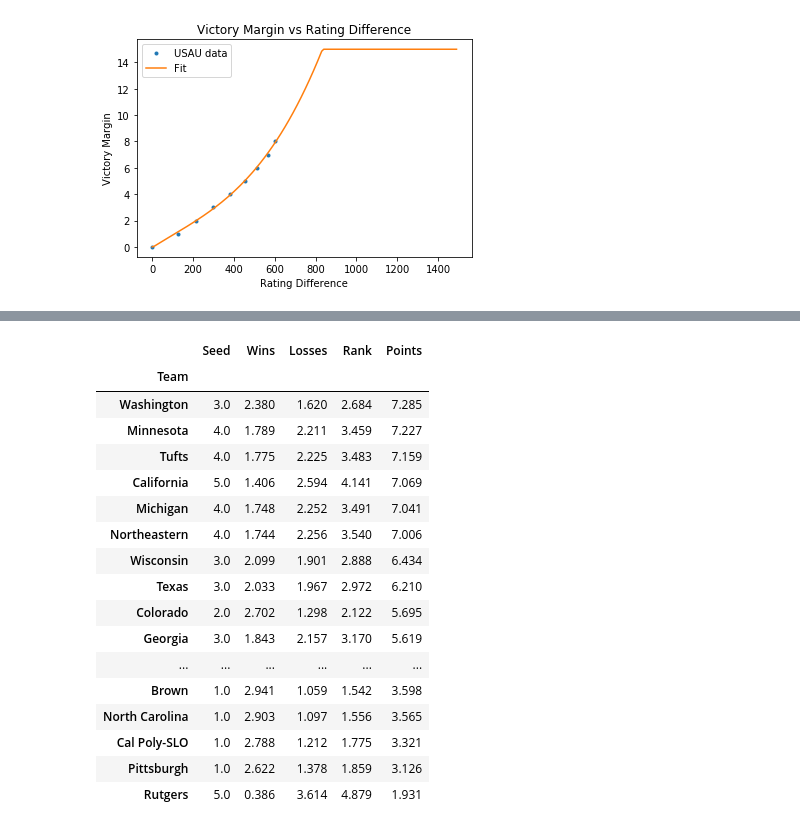
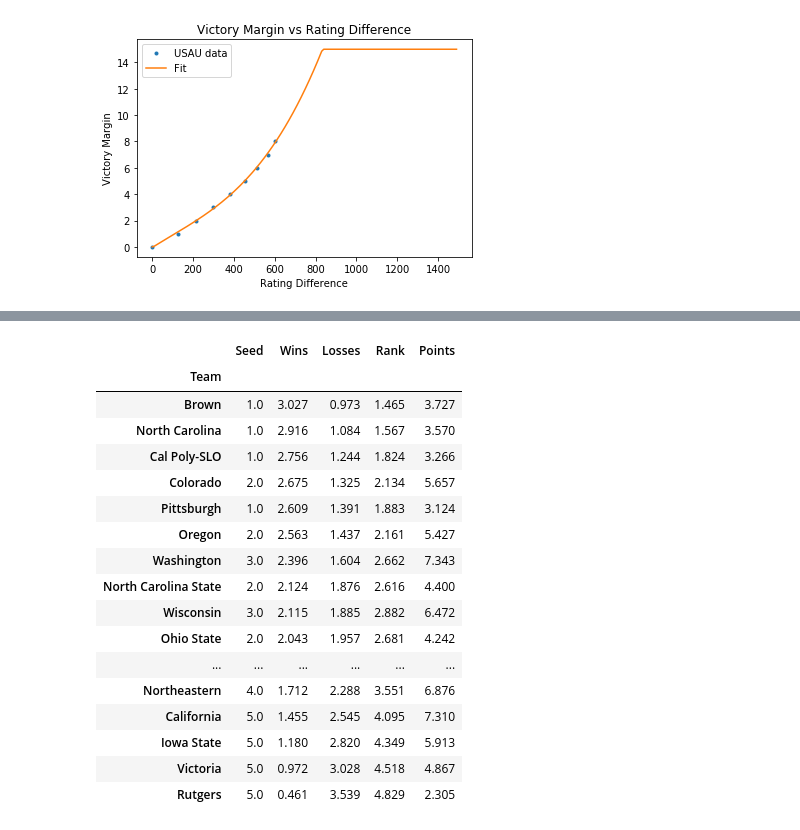
Before and after one commit to dwal3000/college-nationals, a Jupyter notebook: Simulate_Nationals_Outcomes.ipynb, the cells around one changed output, grey strips where cells are left out. Cells and saved outputs as stored; diff of their text form; code cells hidden in the pictures.

```diff
--- a/Simulate_Nationals_Outcomes.ipynb
+++ b/Simulate_Nationals_Outcomes.ipynb
@@ -369,5 +370 @@ def simulate_double_negative_binomial_game(game_to, p_a_offense, p_b_offense):
     return Score(team_a=team_a_score, team_b=team_b_score)
-# %%
-#np.random.seed(42)
-for _ in range(20):
-    print(simulate_double_negative_binomial_game(15, .8, .4))
@@ -394,0 +371,26 @@ Score(team_a=15, team_b=11)
+# %%
+# Test for double negative binomial process
+
+P_WINNER_SCORE_TEST = 0.8
+GAME_TO_TEST = 15
+RANDOM_SEED_TEST = 42
+NUM_GAMES_TEST = 20
+SCORE1_TEST = 15
+SCORE2_TEST = 10
+
+np.random.seed(RANDOM_SEED_TEST )
+team_a_expected_score = SCORE1_TEST
+team_b_expected_score = SCORE2_TEST
+print(f'Expected {team_a_expected_score}-{team_b_expected_score}')
+for _ in range(NUM_GAMES_TEST):
+    print(simulate_double_negative_binomial_game(GAME_TO_TEST, P_WINNER_SCORE_TEST, \
+                                                 P_WINNER_SCORE_TEST*(team_b_expected_score/team_a_expected_score)))
+
+np.random.seed(RANDOM_SEED_TEST )
+team_a_expected_score = SCORE2_TEST
+team_b_expected_score = SCORE1_TEST
+print(f'\nExpected {team_a_expected_score}-{team_b_expected_score}')
+for _ in range(NUM_GAMES_TEST):
+    print(simulate_double_negative_binomial_game(GAME_TO_TEST, \
+                                                 P_WINNER_SCORE_TEST*(team_a_expected_score/team_b_expected_score), \
+                                                 P_WINNER_SCORE_TEST))
@@ -899,7 +876,7 @@ def simulate_tournament(pools, ratings, tourney_format='20-team nationals'):
         pool_play_results = simulate_pool_play(pools, ratings)
 
         # Print pool_play_results
-        for pool in pool_play_results: print(pool_play_results[pool])
+        #for pool in pool_play_results: print(pool_play_results[pool])
 
         # Bracket play 12 teams with pool winners getting bye to quarters
         final_results = simulate_bracket_play(pool_play_results, ratings, bracket_format='12-team pool winners bye')
@@ -939,3 +916,4 @@ np.random.seed(42)
 # %%
-simulate_tournament(mens_pools, mens_team_ratings).sort_values(by='Wins', ascending=False)
+# Test simulate tournament
+simulate_tournament(mens_pools, mens_team_ratings).sort_values(by='Rank', ascending=True)
 # %% [output]
@@ -1034,26 +976,26 @@ womens_mean_results_grouped_by_team
 # %%
 # Analyze men's outcomes
-mens_mean_results_grouped_by_team = mens_tournament_results.groupby('Team').agg(np.mean).sort_values(by='Points', ascending=False)
+mens_mean_results_grouped_by_team = mens_tournament_results.groupby('Team').agg(np.mean).sort_values(by='Wins', ascending=False)
 mens_mean_results_grouped_by_team
 # %% [output]
 |  | Seed | Wins | Losses | Rank | Points |
 | Team |  |  |  |  |  |
-| Washington | 3.0 | 2.380 | 1.620 | 2.684 | 7.285 |
-| Minnesota | 4.0 | 1.789 | 2.211 | 3.459 | 7.227 |
-| Tufts | 4.0 | 1.775 | 2.225 | 3.483 | 7.159 |
-| California | 5.0 | 1.406 | 2.594 | 4.141 | 7.069 |
-| Michigan | 4.0 | 1.748 | 2.252 | 3.491 | 7.041 |
-| Northeastern | 4.0 | 1.744 | 2.256 | 3.540 | 7.006 |
-| Wisconsin | 3.0 | 2.099 | 1.901 | 2.888 | 6.434 |
-| Texas | 3.0 | 2.033 | 1.967 | 2.972 | 6.210 |
-| Colorado | 2.0 | 2.702 | 1.298 | 2.122 | 5.695 |
-| Georgia | 3.0 | 1.843 | 2.157 | 3.170 | 5.619 |
+| Brown | 1.0 | 3.027 | 0.973 | 1.465 | 3.727 |
+| North Carolina | 1.0 | 2.916 | 1.084 | 1.567 | 3.570 |
+| Cal Poly-SLO | 1.0 | 2.756 | 1.244 | 1.824 | 3.266 |
+| Colorado | 2.0 | 2.675 | 1.325 | 2.134 | 5.657 |
+| Pittsburgh | 1.0 | 2.609 | 1.391 | 1.883 | 3.124 |
+| Oregon | 2.0 | 2.563 | 1.437 | 2.161 | 5.427 |
+| Washington | 3.0 | 2.396 | 1.604 | 2.662 | 7.343 |
+| North Carolina State | 2.0 | 2.124 | 1.876 | 2.616 | 4.400 |
+| Wisconsin | 3.0 | 2.115 | 1.885 | 2.882 | 6.472 |
+| Ohio State | 2.0 | 2.043 | 1.957 | 2.681 | 4.242 |
 | ... | ... | ... | ... | ... | ... |
-| Brown | 1.0 | 2.941 | 1.059 | 1.542 | 3.598 |
-| North Carolina | 1.0 | 2.903 | 1.097 | 1.556 | 3.565 |
-| Cal Poly-SLO | 1.0 | 2.788 | 1.212 | 1.775 | 3.321 |
-| Pittsburgh | 1.0 | 2.622 | 1.378 | 1.859 | 3.126 |
-| Rutgers | 5.0 | 0.386 | 3.614 | 4.879 | 1.931 |
+| Northeastern | 4.0 | 1.712 | 2.288 | 3.551 | 6.876 |
+| California | 5.0 | 1.455 | 2.545 | 4.095 | 7.310 |
+| Iowa State | 5.0 | 1.180 | 2.820 | 4.349 | 5.913 |
+| Victoria | 5.0 | 0.972 | 3.028 | 4.518 | 4.867 |
+| Rutgers | 5.0 | 0.461 | 3.539 | 4.829 | 2.305 |
 # %%
 def count_outcomes_from_tournaments(tournament_results, teams):
     """
```
Also changed, not shown: parts of 35 cells of this notebook.
